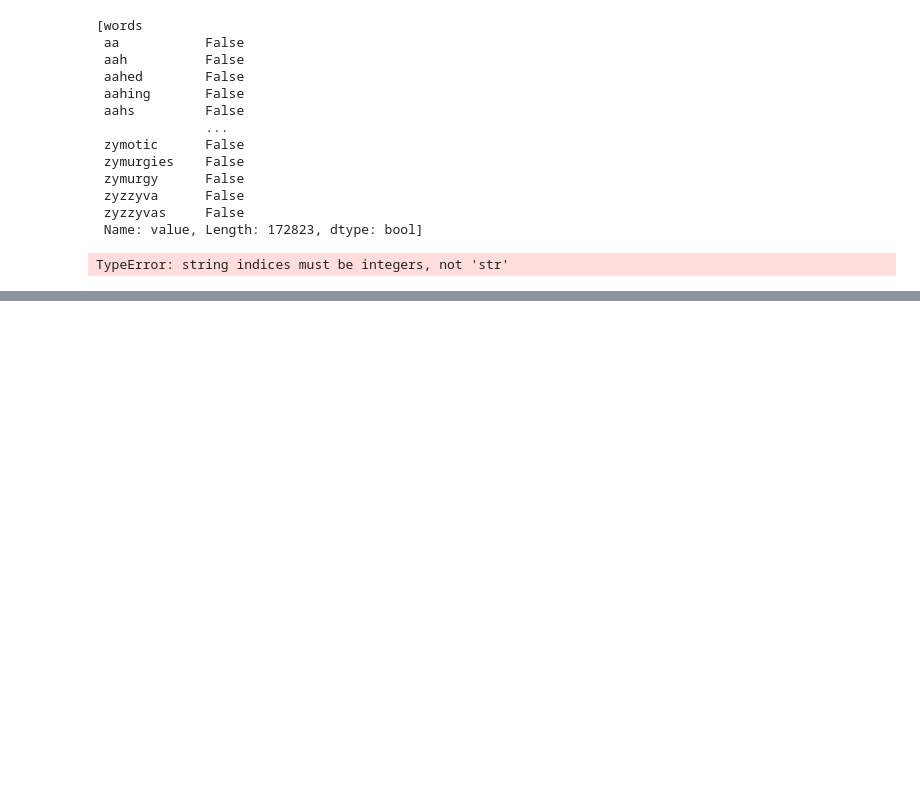
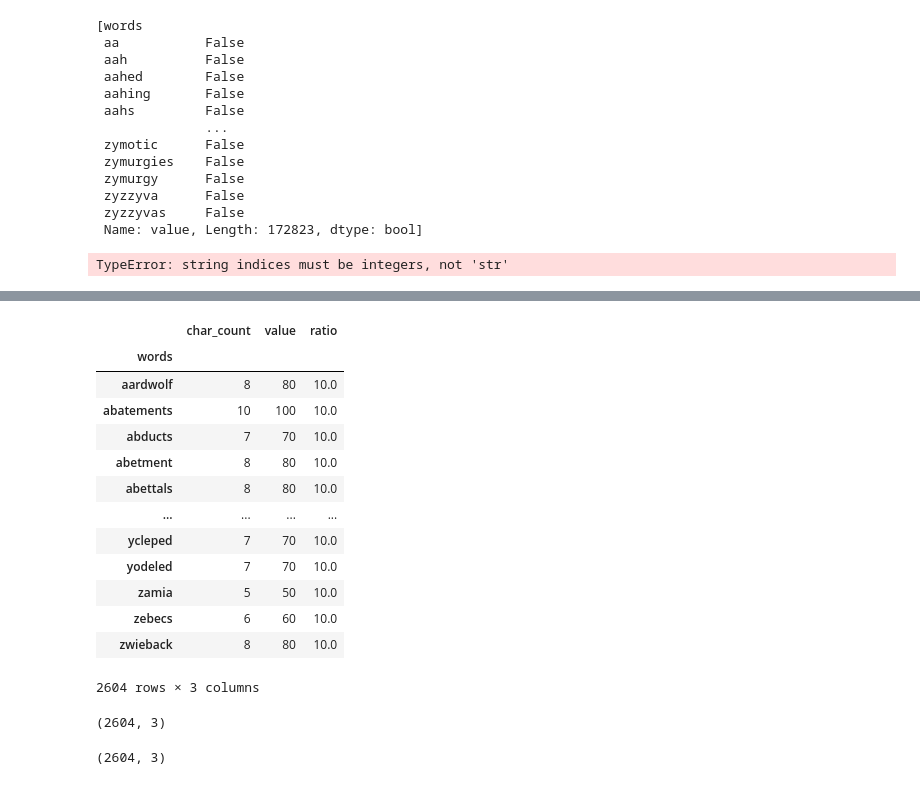
Before and after one commit to Zacks406/words_count_project, a Jupyter notebook: word_count_project.ipynb, the cells around one changed output, grey strips where cells are left out. Drawn from its saved outputs; the diff is of its cells as text; code cells hidden in the pictures; blank space fills up the shorter version.

```diff
--- a/word_count_project.ipynb
+++ b/word_count_project.ipynb
@@ -418,0 +500,25 @@ df.loc[df["ratio"] == df["ratio"].max()]
+# %%
+df.loc[df["ratio"] == 10]
+# %% [output]
+|  | char_count | value | ratio |
+| words |  |  |  |
+| aardwolf | 8 | 80 | 10.0 |
+| abatements | 10 | 100 | 10.0 |
+| abducts | 7 | 70 | 10.0 |
+| abetment | 8 | 80 | 10.0 |
+| abettals | 8 | 80 | 10.0 |
+| ... | ... | ... | ... |
+| ycleped | 7 | 70 | 10.0 |
+| yodeled | 7 | 70 | 10.0 |
+| zamia | 5 | 50 | 10.0 |
+| zebecs | 6 | 60 | 10.0 |
+| zwieback | 8 | 80 | 10.0 |
+2604 rows × 3 columns
+# %%
+df.loc[df["ratio"] == 10].shape
+# %% [output]
+(2604, 3)
+# %%
+df.query("ratio == 10").shape
+# %% [output]
+(2604, 3)
```
Also changed, not shown: parts of 25 cells of this notebook, 1 other file.
